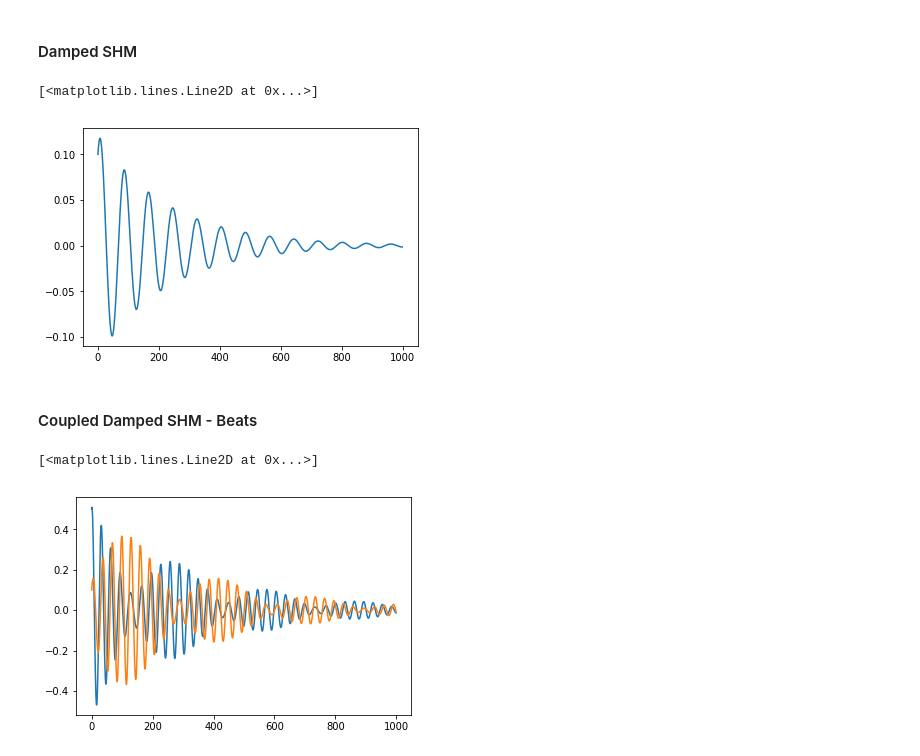
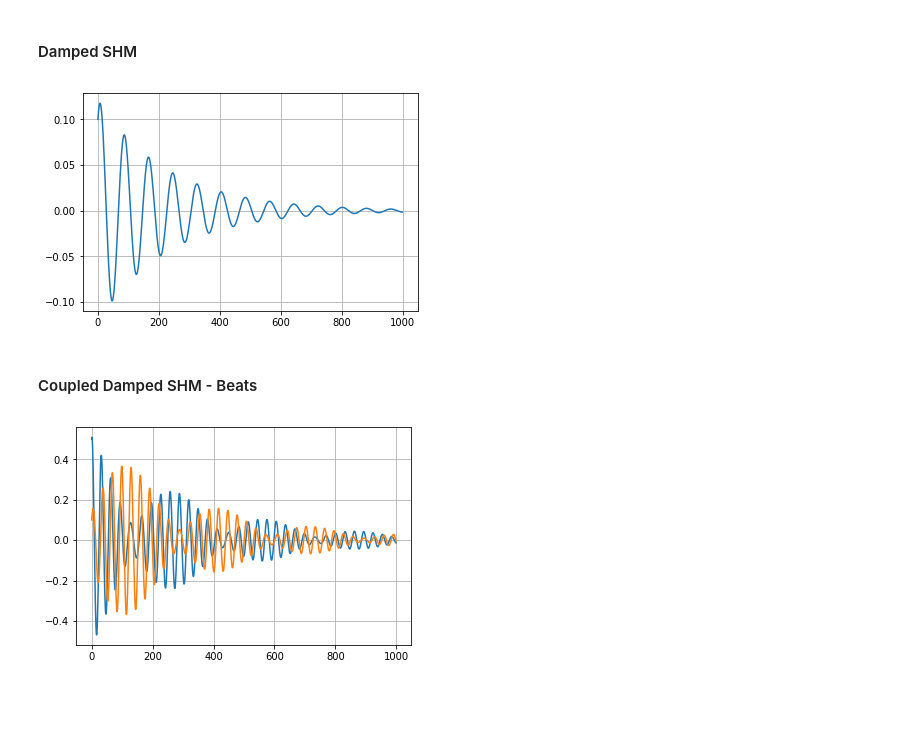
Before and after one commit to zthurman/fizzpy, a Jupyter notebook: Notebooks/Tensorflow/Simple Harmonic Motion.ipynb, the cells around one changed output. Saved outputs shown, nothing was run; the diff lists cells and outputs as text; code cells hidden in the pictures; blank space fills up the shorter version.

```diff
--- a/Notebooks/Tensorflow/Simple Harmonic Motion.ipynb
+++ b/Notebooks/Tensorflow/Simple Harmonic Motion.ipynb
@@ -14,22 +14,20 @@ import Helper as hp
 # %%
 r = 0.035
 s = 0.5
 m = 0.2
 inits = [0.1, 0.1]
 
 def dampedshm_equation(state, t):
     x, y = tf.unstack(state)
     dx = y
     dy = (-r*y - s*x)/m
     return tf.stack([dx, dy])
 
-sess = tf.Session()
-state, info = sess.run(hp.generate_odesolution(dampedshm_equation, inits))
-x, y = state.T
-plt.plot(x)
+x, y = hp.generate_tensorflowsession(dampedshm_equation, inits)
+
+hp.plotface(x, grid=1)
 # %% [output]
-[<matplotlib.lines.Line2D at 0x...>]
-[figure, old version]
+[figure, new version]
 # %% [markdown]
 #### Coupled Damped SHM - Beats
 # %%
@@ -47,11 +45,10 @@ def coupledoscillators_equation(state, t):
     dy1 = (k2/m)*x - (k1/m)*x1 - (b/m)*y1
     return tf.stack([dx, dy, dx1, dy1])
 
-sess = tf.Session()
-state, info = sess.run(hp.generate_odesolution(coupledoscillators_equation, inits, tfinal=200))
-x, y, x1, y1 = state.T
+x, y, x1, y1 = hp.generate_tensorflowsession(coupledoscillators_equation, inits, tfinal=200)
+
 plt.plot(x)
 plt.plot(x1)
+plt.grid()
 # %% [output]
-[<matplotlib.lines.Line2D at 0x...>]
-[figure, old version]
+[figure, new version]
```
Also changed, not shown: 4 other files.
